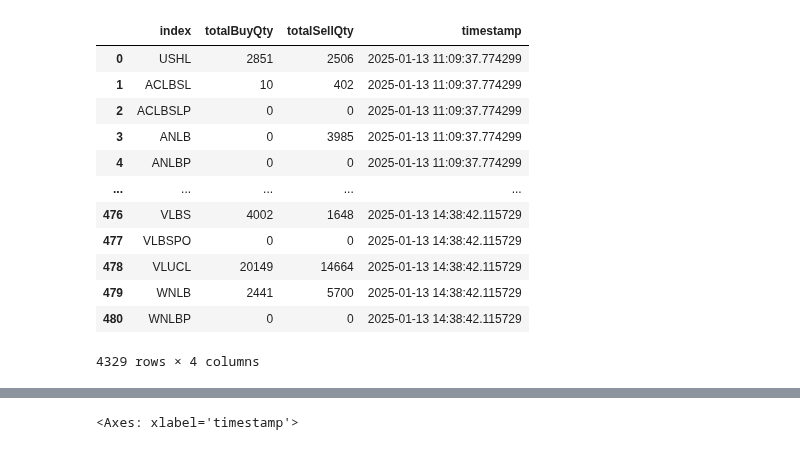
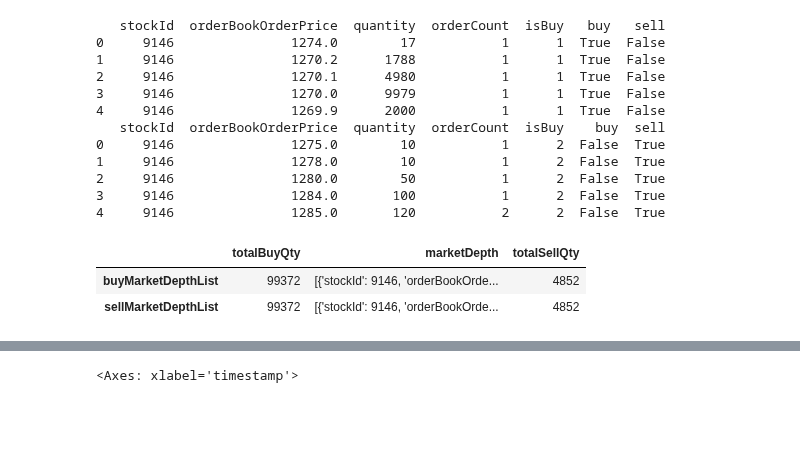
Before and after one commit to madhuko/nepse_depth, a Jupyter notebook: analytics.ipynb, the cells around one changed output, grey strips where cells are left out. Saved outputs shown, nothing was run; the diff lists cells and outputs as text; code cells hidden in the pictures; blank space fills up the shorter version.

```diff
--- a/analytics.ipynb
+++ b/analytics.ipynb
@@ -37,22 +37,34 @@ for i in df.index:
 df_combined=pd.merge(df_combined, pd.DataFrame.from_dict(await nepse.getCompanyList())[['symbol', 'sectorName']], left_on='index',right_on='symbol', how='left')
 # %%
 df_combined.to_clipboard()
-# %%
-df_combined
-# %% [output]
-|  | index | totalBuyQty | totalSellQty | timestamp |
-| 0 | USHL | 2851 | 2506 | 2025-01-13 11:09:37.774299 |
-| 1 | ACLBSL | 10 | 402 | 2025-01-13 11:09:37.774299 |
-| 2 | ACLBSLP | 0 | 0 | 2025-01-13 11:09:37.774299 |
-| 3 | ANLB | 0 | 3985 | 2025-01-13 11:09:37.774299 |
-| 4 | ANLBP | 0 | 0 | 2025-01-13 11:09:37.774299 |
-| ... | ... | ... | ... | ... |
-| 476 | VLBS | 4002 | 1648 | 2025-01-13 14:38:42.115729 |
-| 477 | VLBSPO | 0 | 0 | 2025-01-13 14:38:42.115729 |
-| 478 | VLUCL | 20149 | 14664 | 2025-01-13 14:38:42.115729 |
-| 479 | WNLB | 2441 | 5700 | 2025-01-13 14:38:42.115729 |
-| 480 | WNLBP | 0 | 0 | 2025-01-13 14:38:42.115729 |
-4329 rows × 4 columns
+# %%
+pos=7
+script="SMHL"
+
+dict=df.iloc[pos]['data'][script]
+df1=pd.DataFrame.from_dict(dict["marketDepth"]["buyMarketDepthList"])
+print(df1)
+
+df2=pd.DataFrame.from_dict(dict["marketDepth"]["sellMarketDepthList"])
+print(df2)
+
+pd.DataFrame.from_dict(dict)
+# %% [output]
+   stockId  orderBookOrderPrice  quantity  orderCount  isBuy   buy   sell
+0     9146               1274.0        17           1      1  True  False
+1     9146               1270.2      1788           1      1  True  False
+2     9146               1270.1      4980           1      1  True  False
+3     9146               1270.0      9979           1      1  True  False
+4     9146               1269.9      2000           1      1  True  False
+   stockId  orderBookOrderPrice  quantity  orderCount  isBuy    buy  sell
+0     9146               1275.0        10           1      2  False  True
+1     9146               1278.0        10           1      2  False  True
+2     9146               1280.0        50           1      2  False  True
+3     9146               1284.0       100           1      2  False  True
+4     9146               1285.0       120           2      2  False  True
+|  | totalBuyQty | marketDepth | totalSellQty |
+| buyMarketDepthList | 99372 | [{'stockId': 9146, 'orderBookOrde... | 4852 |
+| sellMarketDepthList | 99372 | [{'stockId': 9146, 'orderBookOrde... | 4852 |
 # %%
 
 # Initialize an empty DataFrame
```
Also changed, not shown: parts of 2 cells of this notebook.
